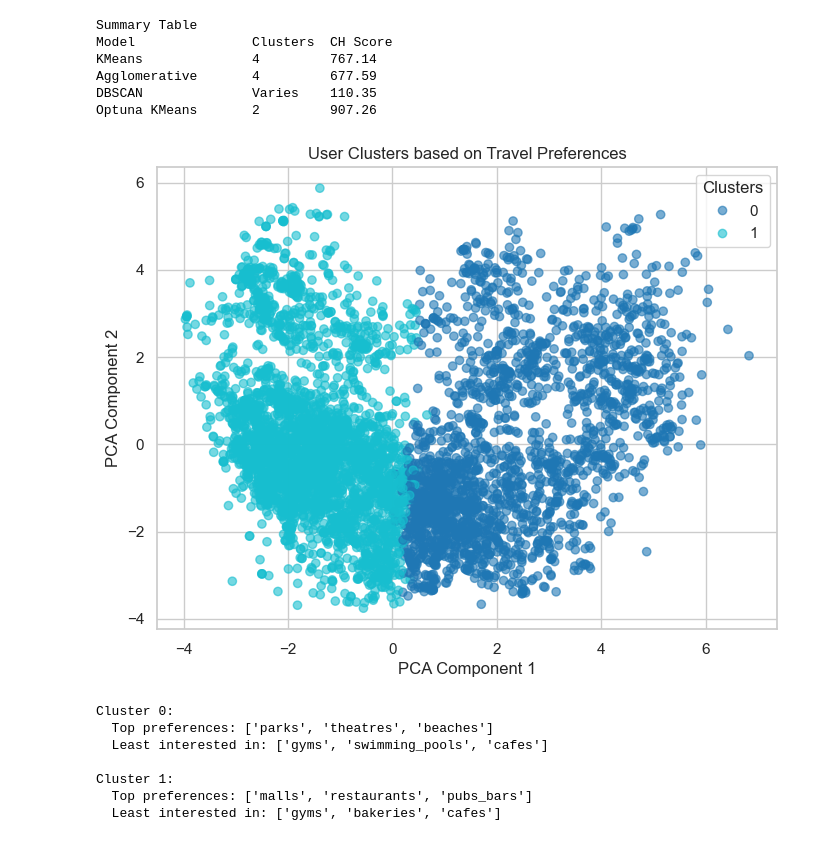
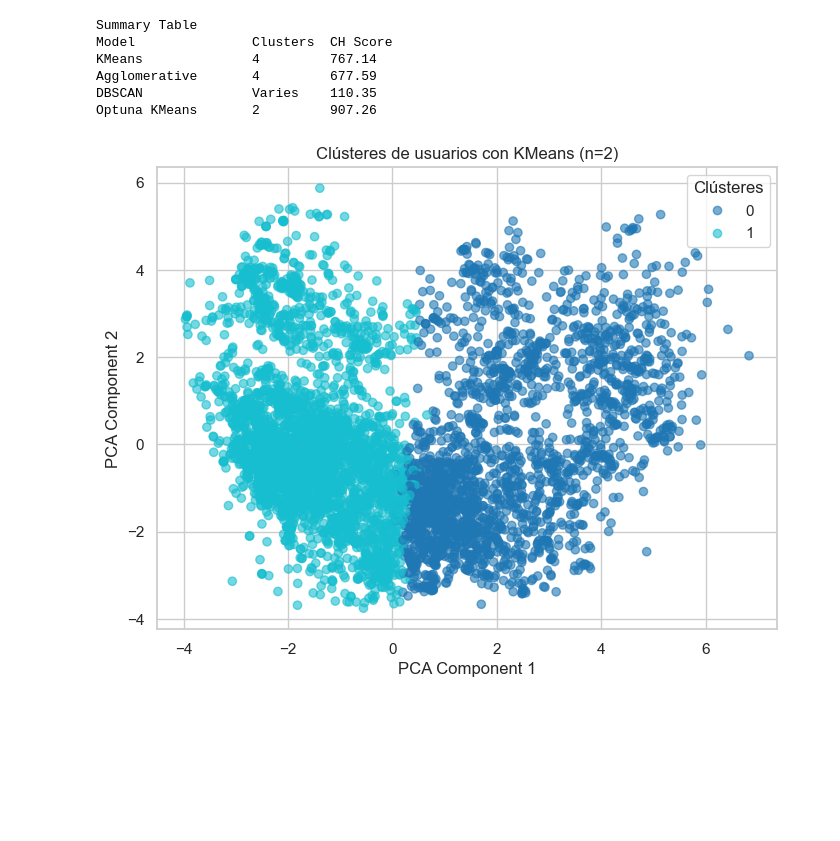
Before and after one commit to gabrielaaguiv5/ProjectI, a Jupyter notebook: notebooks/V2_eda&analysis_overview.ipynb, the cells around one changed output. Cells and saved outputs as stored; diff of their text form; code cells hidden in the pictures; blank space fills up the shorter version.

```diff
--- a/notebooks/V2_eda&analysis_overview.ipynb
+++ b/notebooks/V2_eda&analysis_overview.ipynb
@@ -675,51 +732,21 @@ KMeans              4         767.14
 Agglomerative       4         677.59
 DBSCAN              Varies    110.35
 Optuna KMeans       2         907.26
-# %%
-n_clusters = 2  # Optuna resultado
-kmeans = KMeans(n_clusters=n_clusters, random_state=42)
-clusters = kmeans.fit_predict(X_scaled)
-
-# Add cluster labels to DataFrame
-datos['cluster'] = clusters
-
-pca = PCA(n_components=2)
-X_pca = pca.fit_transform(X_scaled)
-
-plt.figure(figsize=(8,6))
-scatter = plt.scatter(X_pca[:,0], X_pca[:,1], c=clusters, cmap='tab10', alpha=0.6)
-plt.xlabel("PCA Component 1")
-plt.ylabel("PCA Component 2")
-plt.title("User Clusters based on Travel Preferences")
-plt.legend(*scatter.legend_elements(), title="Clusters")
-plt.show()
-# %% [output]
-[figure, removed]
-# %%
-import numpy as np
-
-category_names = [
-    "churches", "resorts", "beaches", "parks", "theatres", "museums", "malls",
-    "zoo", "restaurants", "pubs_bars", "local_services", "burger_pizza_shops",
-    "hotels_other_lodgings", "juice_bars", "art_galleries", "dance_clubs",
-    "swimming_pools", "gyms", "bakeries", "beauty_spas", "cafes", "view_points",
-    "monuments", "gardens"
-]
-
-centroids = scaler.inverse_transform(kmeans.cluster_centers_)
-
-for i, center in enumerate(centroids):
-    print(f"\nCluster {i}:")
-    top_categories = np.argsort(center)[-3:][::-1]
-    print("  Top preferences:", [category_names[j] for j in top_categories])
-    bottom_categories = np.argsort(center)[:3]
-    print("  Least interested in:", [category_names[j] for j in bottom_categories])
-    # Optional: Assign labels based on dominant interests
-# %% [output]
-Cluster 0:
-  Top preferences: ['parks', 'theatres', 'beaches']
-  Least interested in: ['gyms', 'swimming_pools', 'cafes']
-
-Cluster 1:
-  Top preferences: ['malls', 'restaurants', 'pubs_bars']
-  Least interested in: ['gyms', 'bakeries', 'cafes']
+# %%
+# 1. Reduce los datos a 2 dimensiones con PCA
+pca = PCA(n_components=2)
+X_pca = pca.fit_transform(X_scaled)
+
+# 2. Crea el scatter plot con los labels de los clústeres
+plt.figure(figsize=(8,6))
+scatter = plt.scatter(
+    X_pca[:, 0], X_pca[:, 1],
+    c=opt_kmeans_labels, cmap='tab10', alpha=0.6
+)
+plt.xlabel("PCA Component 1")
+plt.ylabel("PCA Component 2")
+plt.title(f"Clústeres de usuarios con KMeans (n={best_clusters})")
+plt.legend(*scatter.legend_elements(), title="Clústeres")
+plt.show()
+# %% [output]
+[figure, added]
```
Also changed, not shown: parts of 21 cells of this notebook.
